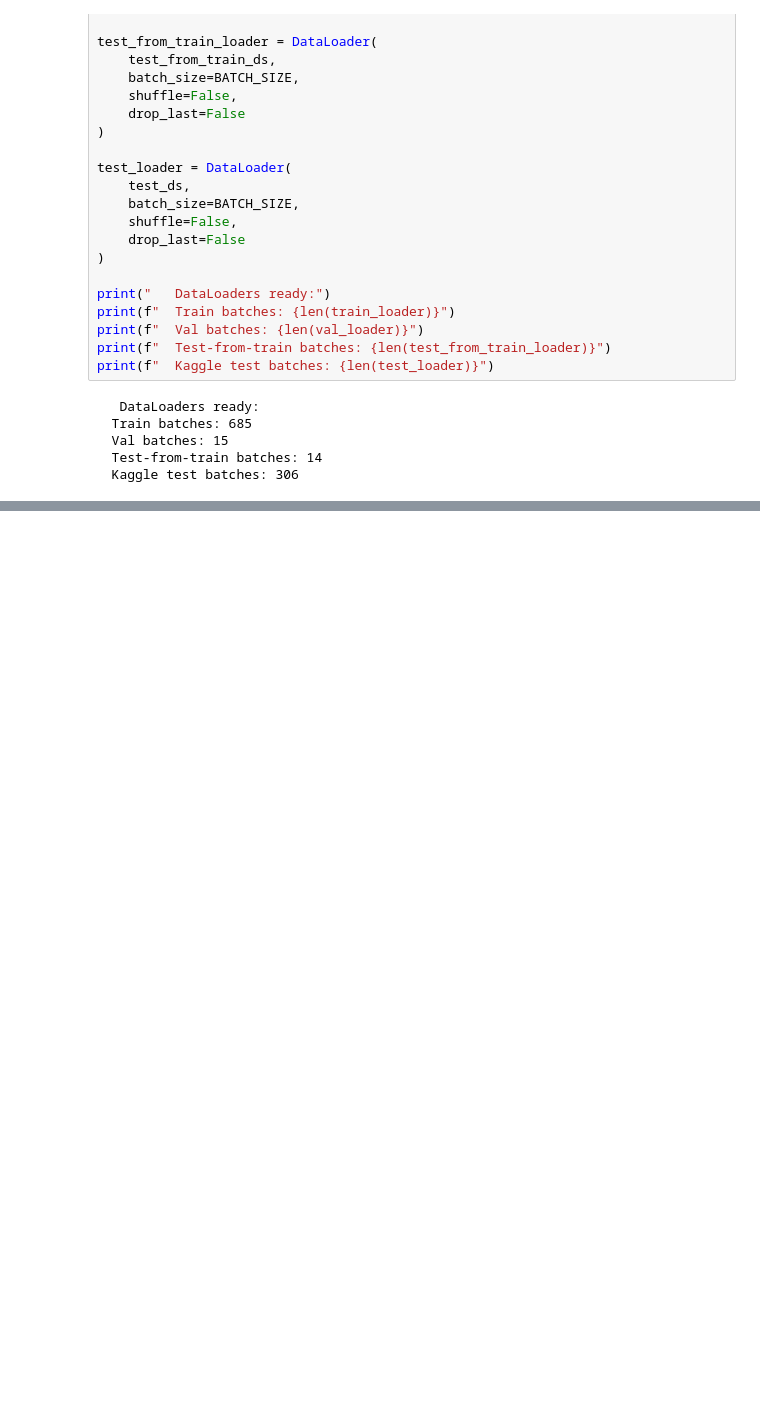
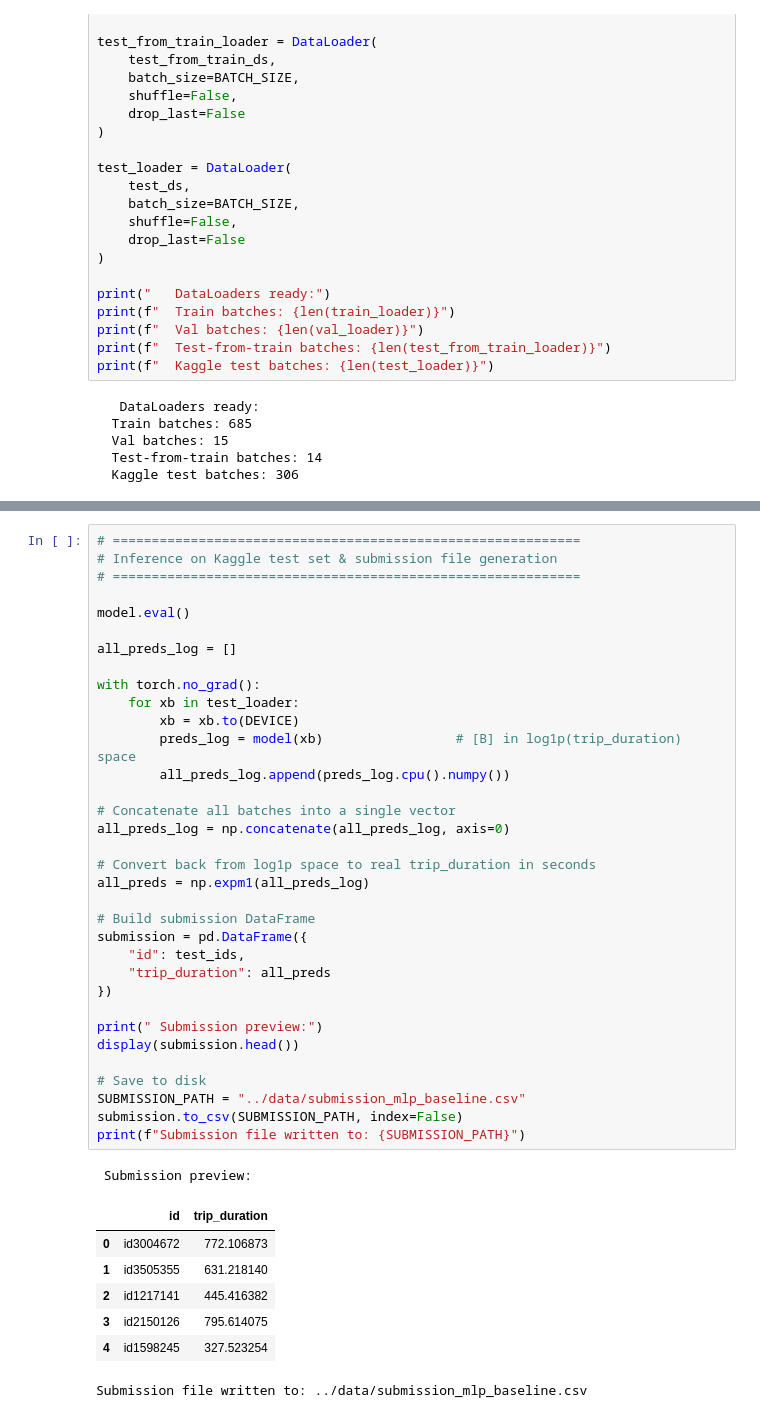
Before and after one commit to Zakariajava/New_York_City_Taxi_Trip_Duration_pred, a Jupyter notebook: notebooks/nycttdp.ipynb, the cells around one changed output, grey strips where cells are left out. Saved outputs shown, nothing was run; the diff lists cells and outputs as text; blank space fills up the shorter version.

```diff
--- a/notebooks/nycttdp.ipynb
+++ b/notebooks/nycttdp.ipynb
@@ -614,0 +845,43 @@ print(f"  Kaggle test batches: {len(test_loader)}")
+# %%
+# ============================================================
+# Inference on Kaggle test set & submission file generation
+# ============================================================
+
+model.eval()
+
+all_preds_log = []
+
+with torch.no_grad():
+    for xb in test_loader:
+        xb = xb.to(DEVICE)
+        preds_log = model(xb)                 # [B] in log1p(trip_duration) space
+        all_preds_log.append(preds_log.cpu().numpy())
+
+# Concatenate all batches into a single vector
+all_preds_log = np.concatenate(all_preds_log, axis=0)
+
+# Convert back from log1p space to real trip_duration in seconds
+all_preds = np.expm1(all_preds_log)
+
+# Build submission DataFrame
+submission = pd.DataFrame({
+    "id": test_ids,
+    "trip_duration": all_preds
+})
+
+print(" Submission preview:")
+display(submission.head())
+
+# Save to disk
+SUBMISSION_PATH = "../data/submission_mlp_baseline.csv"
+submission.to_csv(SUBMISSION_PATH, index=False)
+print(f"Submission file written to: {SUBMISSION_PATH}")
+# %% [output]
+ Submission preview:
+|  | id | trip_duration |
+| 0 | id3004672 | 772.106873 |
+| 1 | id3505355 | 631.218140 |
+| 2 | id1217141 | 445.416382 |
+| 3 | id2150126 | 795.614075 |
+| 4 | id1598245 | 327.523254 |
+Submission file written to: ../data/submission_mlp_baseline.csv
```
Also changed, not shown: parts of 9 cells of this notebook, 2 other files.
